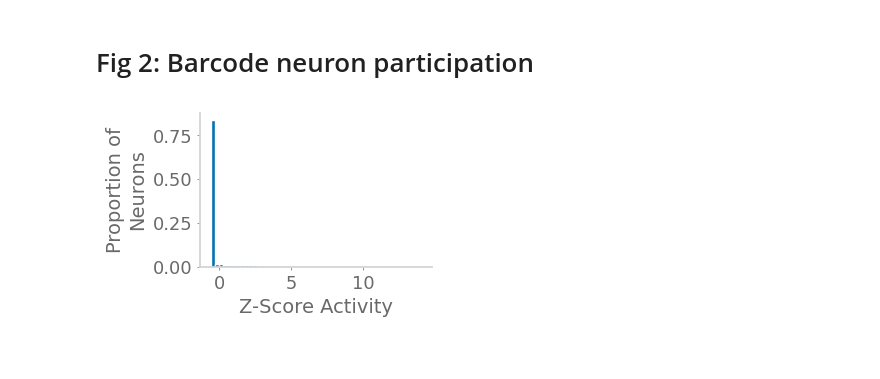
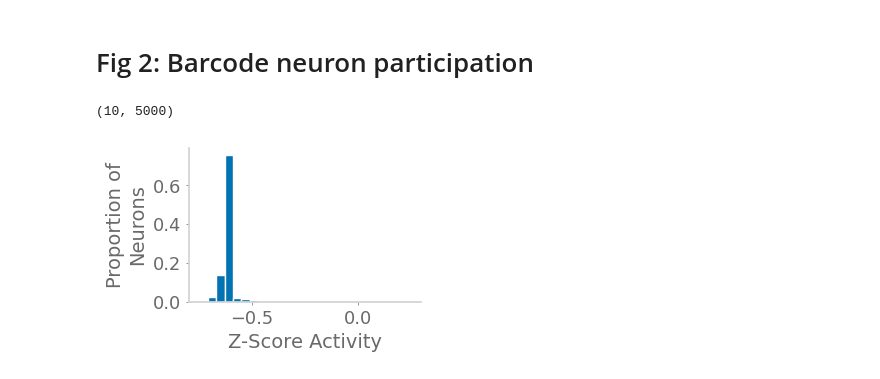
Before and after one commit to chingf/barcodes, a Jupyter notebook: Fig2-replicate-experiments.ipynb, the cells around one changed output. Cells and saved outputs as stored; diff of their text form; code cells hidden in the pictures.

```diff
--- a/Fig2-replicate-experiments.ipynb
+++ b/Fig2-replicate-experiments.ipynb
@@ -282,20 +358,2 @@ plt.show()
 # %% [markdown]
 # Fig 2: Barcode neuron participation
-# %%
-_, place_act, _, _ = model.run_nonrecurrent(place_inputs)
-place_mean = np.mean(place_act, axis=0)
-place_std = np.std(place_act, axis=0)
-# %%
-_cache_acts = []
-for i in range(len(cache_states)):
-    location = cache_states[i]
-    _cache_acts.append(cache_acts[i][location])
-cache_mean = np.mean(_cache_acts, axis=0)
-# %%
-activities = []
-for i in range(len(cache_states)):
-    location = cache_states[i]
-    _cache_act = cache_acts[i][location].copy()
-    _cache_act -= place_mean
-    _cache_act /= place_std
-    activities.append(_cache_act.copy())
@@ -304,10 +360,23 @@ x = np.array(activities)
+# %%
+activities = []
+for i in range(len(cache_states)):
+    location = cache_states[i]
+    vec = avg_cache_acts[i].copy()
+    activities.append((vec-place_mean)/place_std)
+# %%
+x.shape
+# %% [output]
+(10, 5000)
 # %%
+x = np.array(activities)
+n_caches, n_neurons = x.shape
 plt.figure(figsize=(3,2))
 plt.hist(
-    x.flatten(), bins=50,
+    x.flatten(), bins=30,
     weights=[1/x.size]*x.size)
 plt.ylabel('Proportion of\nNeurons')
 plt.xlabel('Z-Score Activity')
+plt.xlim(-0.8,0.3)
 plt.show()
 # %% [output]
-[figure, old version]
+[figure, new version]
```
Also changed, not shown: parts of 21 cells of this notebook, 11 other files.
